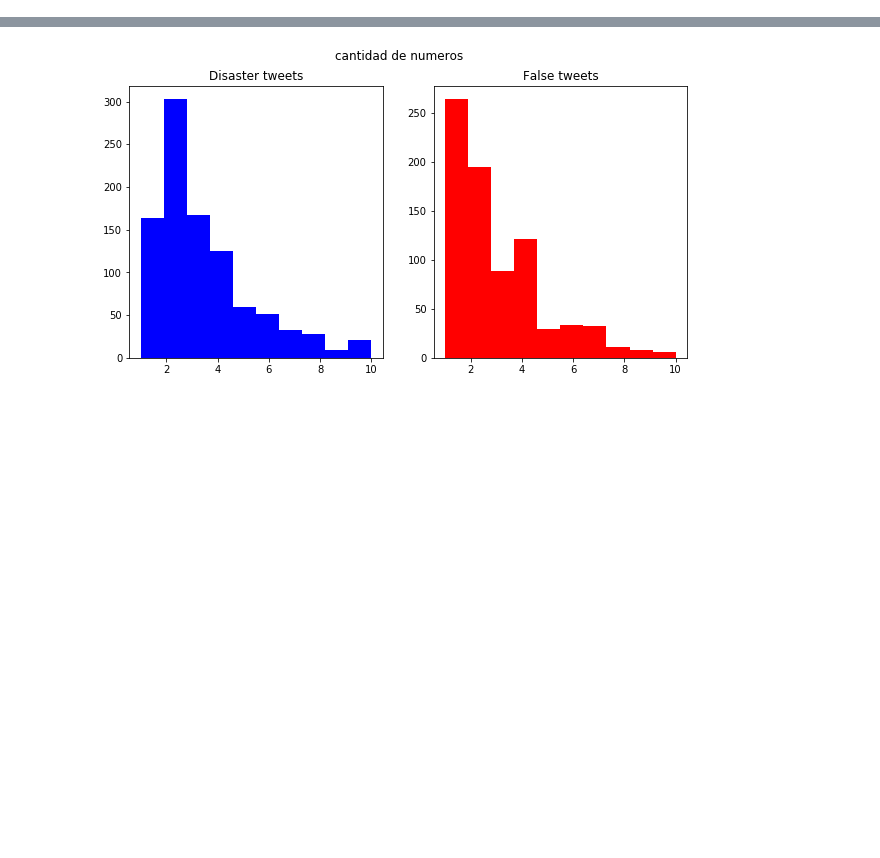
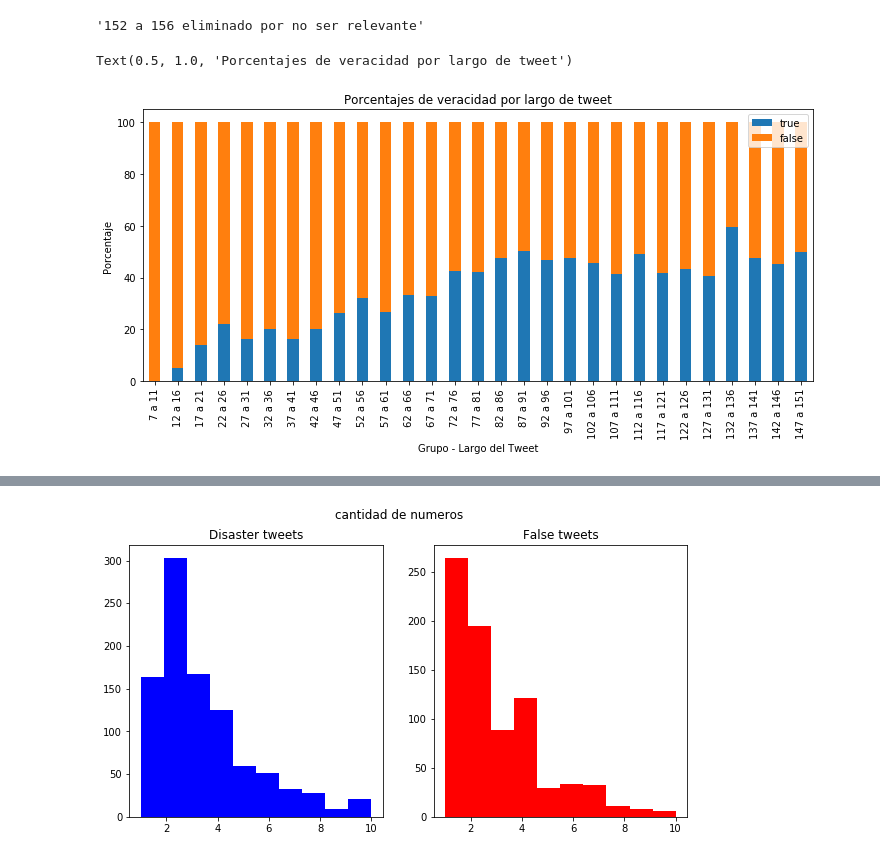
Before and after one commit to pabliyo/coronadatos, a Jupyter notebook: TP1-AnalisisText-SimbolosYNumeros.ipynb, the cells around one changed output, grey strips where cells are left out. Drawn from its saved outputs; the diff is of its cells as text; code cells hidden in the pictures; blank space fills up the shorter version.

```diff
--- a/TP1-AnalisisText-SimbolosYNumeros.ipynb
+++ b/TP1-AnalisisText-SimbolosYNumeros.ipynb
@@ -63,4 +62,41 @@ df
 7613 rows × 13 columns
+# %%
+##Analisis porcentaje de Tweets verdaderos por largo
+datos=df.groupby(['tweet_length','target']).size().to_frame().unstack().fillna(0).reset_index()
+porcentajes = pd.DataFrame()
+listaTrue=[]
+listaFalse=[]
+listaGrupo=[]
+cont=-1
+for i in range(7,153,5):
+    cont=cont+1
+    grupo = str(i)+" a "+str(i+4)
+    listaGrupo.append(grupo)
+    listaFalse.append(datos.loc[datos['tweet_length']>(i-1)].loc[datos['tweet_length']<(i+5)][0][0].sum())
+    listaTrue.append(datos.loc[datos['tweet_length']>(i-1)].loc[datos['tweet_length']<(i+5)][0][1].sum())
+    if ((listaTrue[cont]+listaFalse[cont])<=10):#Si hay menos de 10 los descarto, pues no aporta nada concreto
+        listaTrue.pop(cont)
+        listaFalse.pop(cont)
+        listaGrupo.pop(cont)
+        display(grupo+' eliminado por no ser relevante')
+
+
+
+porcentajes['truetemp']=listaTrue
+porcentajes['falsetemp']=listaFalse
+porcentajes['grupo']=listaGrupo
+porcentajes['true']=porcentajes['truetemp']*100/(porcentajes['truetemp']+porcentajes['falsetemp'])
+porcentajes['false']=porcentajes['falsetemp']*100/(porcentajes['truetemp']+porcentajes['falsetemp'])
+porcentajes=porcentajes.drop(['truetemp','falsetemp'],axis=1)
+porcentajes=porcentajes.set_index('grupo')
+ax=porcentajes.plot(kind='bar',stacked=True,figsize=(12,5))
+ax.set_ylabel('Porcentaje')
+ax.set_xlabel('Grupo - Largo del Tweet')
+ax.set_title('Porcentajes de veracidad por largo de tweet')
+# %% [output]
+'152 a 156 eliminado por no ser relevante'
+Text(0.5, 1.0, 'Porcentajes de veracidad por largo de tweet')
+[figure, added]
 # %%
 columnas = ['@','#','?','!','http','palabras_sin_url']
 
```
Also changed, not shown: parts of 3 cells of this notebook.
